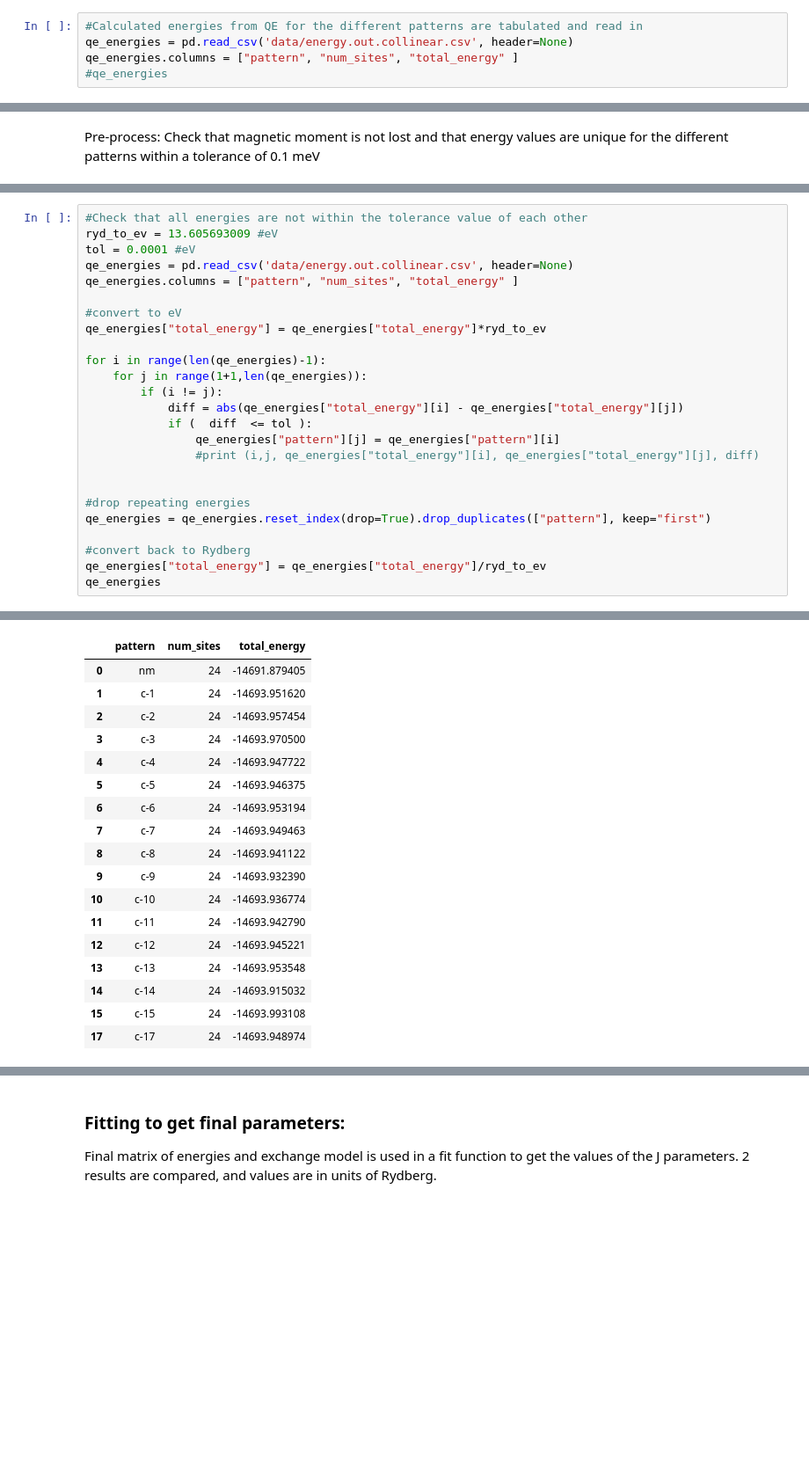
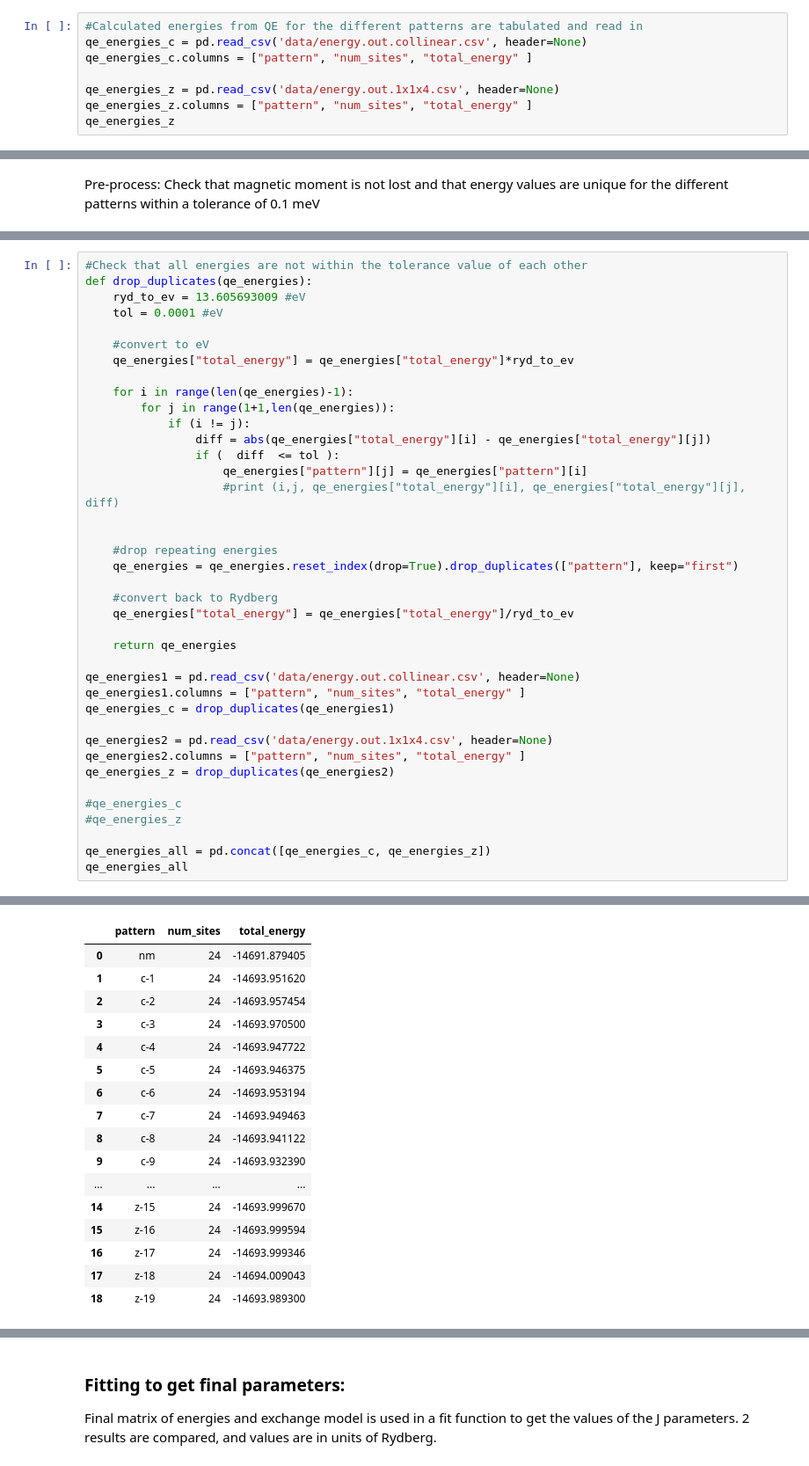
Before and after one commit to Mason-DataMaterials/spyns, a Jupyter notebook: MnAu2/MnAu2-Exchange-Parameters.ipynb, the cells around one changed output, grey strips where cells are left out. Shown: that part at 88% size. Saved outputs shown, nothing was run; the diff lists cells and outputs as text; blank space fills up the shorter version.

```diff
--- a/MnAu2/MnAu2-Exchange-Parameters.ipynb
+++ b/MnAu2/MnAu2-Exchange-Parameters.ipynb
@@ -121,6 +146,9 @@ To use the future default and silence this warning we advise to pass `rcond=None
 ### Calculated energies for different patterns using QE:
 # %%
 #Calculated energies from QE for the different patterns are tabulated and read in
-qe_energies = pd.read_csv('data/energy.out.collinear.csv', header=None)
-qe_energies.columns = ["pattern", "num_sites", "total_energy" ]
-#qe_energies
+qe_energies_c = pd.read_csv('data/energy.out.collinear.csv', header=None)
+qe_energies_c.columns = ["pattern", "num_sites", "total_energy" ]
+
+qe_energies_z = pd.read_csv('data/energy.out.1x1x4.csv', header=None)
+qe_energies_z.columns = ["pattern", "num_sites", "total_energy" ]
+qe_energies_z
@@ -140,29 +194,43 @@ mg_moments[(mg_moments['total_moment'] != 8 ) & (mg_moments['pattern'] != "nm")
 |  | pattern | total_moment |
 # %%
 #Check that all energies are not within the tolerance value of each other
-ryd_to_ev = 13.605693009 #eV
-tol = 0.0001 #eV
-qe_energies = pd.read_csv('data/energy.out.collinear.csv', header=None)
-qe_energies.columns = ["pattern", "num_sites", "total_energy" ]
+def drop_duplicates(qe_energies):
+    ryd_to_ev = 13.605693009 #eV
+    tol = 0.0001 #eV
 
-#convert to eV
-qe_energies["total_energy"] = qe_energies["total_energy"]*ryd_to_ev
+    #convert to eV
+    qe_energies["total_energy"] = qe_energies["total_energy"]*ryd_to_ev
 
-for i in range(len(qe_energies)-1):
-    for j in range(1+1,len(qe_energies)):
-        if (i != j):
-            diff = abs(qe_energies["total_energy"][i] - qe_energies["total_energy"][j])
-            if (  diff  <= tol ):
-                qe_energies["pattern"][j] = qe_energies["pattern"][i]
-                #print (i,j, qe_energies["total_energy"][i], qe_energies["total_energy"][j], diff)
+    for i in range(len(qe_energies)-1):
+        for j in range(1+1,len(qe_energies)):
+            if (i != j):
+                diff = abs(qe_energies["total_energy"][i] - qe_energies["total_energy"][j])
+                if (  diff  <= tol ):
+                    qe_energies["pattern"][j] = qe_energies["pattern"][i]
+                    #print (i,j, qe_energies["total_energy"][i], qe_energies["total_energy"][j], diff)
 
 
-#drop repeating energies
-qe_energies = qe_energies.reset_index(drop=True).drop_duplicates(["pattern"], keep="first")
+    #drop repeating energies
+    qe_energies = qe_energies.reset_index(drop=True).drop_duplicates(["pattern"], keep="first")
 
-#convert back to Rydberg
-qe_energies["total_energy"] = qe_energies["total_energy"]/ryd_to_ev
-qe_energies
+    #convert back to Rydberg
+    qe_energies["total_energy"] = qe_energies["total_energy"]/ryd_to_ev
+
+    return qe_energies
+
+qe_energies1 = pd.read_csv('data/energy.out.collinear.csv', header=None)
+qe_energies1.columns = ["pattern", "num_sites", "total_energy" ]
+qe_energies_c = drop_duplicates(qe_energies1)
+
+qe_energies2 = pd.read_csv('data/energy.out.1x1x4.csv', header=None)
+qe_energies2.columns = ["pattern", "num_sites", "total_energy" ]
+qe_energies_z = drop_duplicates(qe_energies2)
+
+#qe_energies_c
+#qe_energies_z
+
+qe_energies_all = pd.concat([qe_energies_c, qe_energies_z])
+qe_energies_all
 # %% [output]
 A value is trying to be set on a copy of a slice from a DataFrame
 
@@ -171,20 +238,19 @@ See the caveats in the documentation: http://pandas.pydata.org/pandas-docs/stabl
 |  | pattern | num_sites | total_energy |
 | 0 | nm | 24 | -14691.879405 |
 | 1 | c-1 | 24 | -14693.951620 |
 | 2 | c-2 | 24 | -14693.957454 |
 | 3 | c-3 | 24 | -14693.970500 |
 | 4 | c-4 | 24 | -14693.947722 |
 | 5 | c-5 | 24 | -14693.946375 |
 | 6 | c-6 | 24 | -14693.953194 |
 | 7 | c-7 | 24 | -14693.949463 |
 | 8 | c-8 | 24 | -14693.941122 |
 | 9 | c-9 | 24 | -14693.932390 |
-| 10 | c-10 | 24 | -14693.936774 |
-| 11 | c-11 | 24 | -14693.942790 |
-| 12 | c-12 | 24 | -14693.945221 |
-| 13 | c-13 | 24 | -14693.953548 |
-| 14 | c-14 | 24 | -14693.915032 |
-| 15 | c-15 | 24 | -14693.993108 |
-| 17 | c-17 | 24 | -14693.948974 |
+| ... | ... | ... | ... |
+| 14 | z-15 | 24 | -14693.999670 |
+| 15 | z-16 | 24 | -14693.999594 |
+| 16 | z-17 | 24 | -14693.999346 |
+| 17 | z-18 | 24 | -14694.009043 |
+| 18 | z-19 | 24 | -14693.989300 |
 # %% [markdown]
 Calculated energies and values from neighbor model matched according to pattern type.
```
Also changed, not shown: parts of 9 cells of this notebook, 54 other files.
